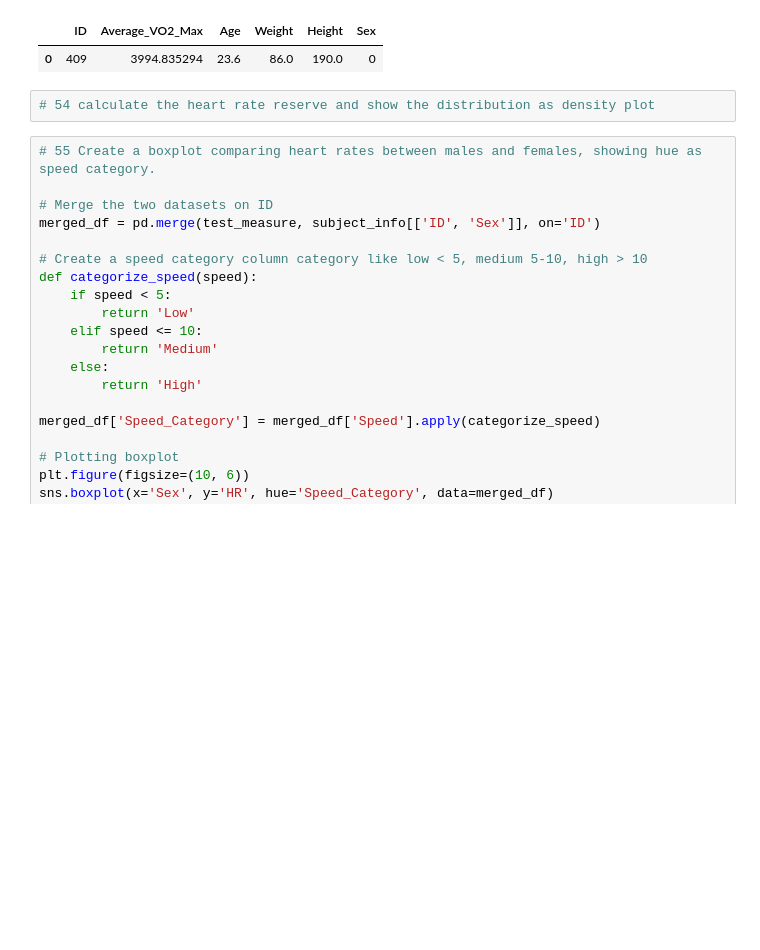
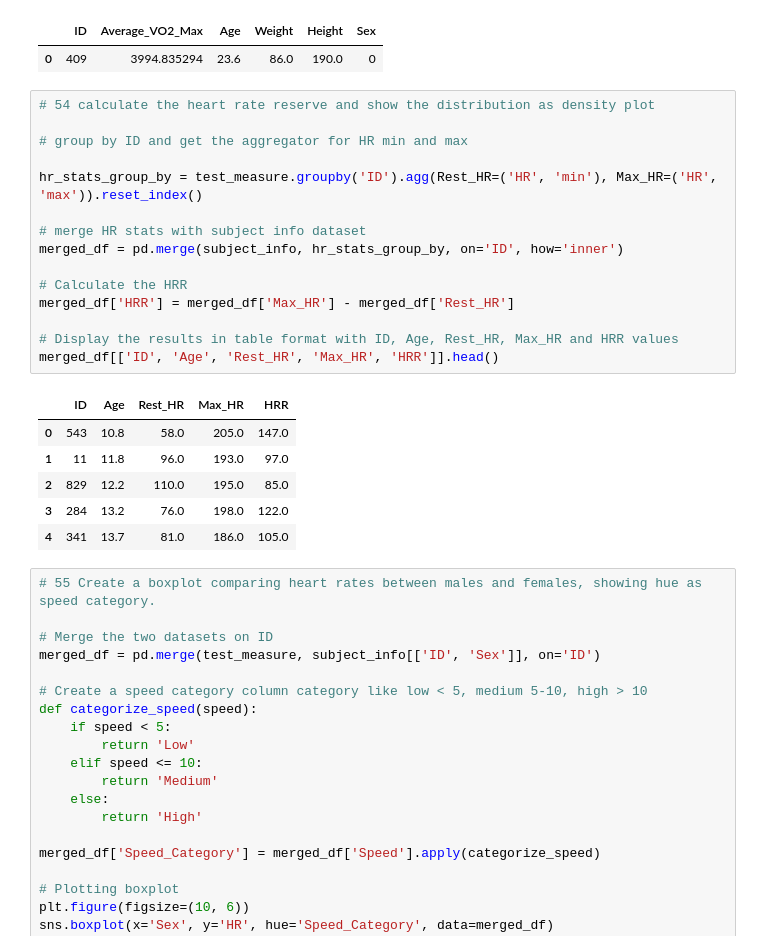
Before and after one commit to ShravaniNK/10_ThePyHackers_PythonHackathon_APRIL25, a Jupyter notebook: Sireesha_Hackathon 49-64.ipynb.ipynb, the cells around one changed output. Cells and saved outputs as stored; diff of their text form; blank space fills up the shorter version.

```diff
--- a/Sireesha_Hackathon 49-64.ipynb.ipynb
+++ b/Sireesha_Hackathon 49-64.ipynb.ipynb
@@ -154,6 +154,26 @@ result[['ID', 'Average_VO2_Max', 'Age', 'Weight', 'Height', 'Sex']]
 | 0 | 409 | 3994.835294 | 23.6 | 86.0 | 190.0 | 0 |
 # %%
 # 54 calculate the heart rate reserve and show the distribution as density plot
+
+# group by ID and get the aggregator for HR min and max
+
+hr_stats_group_by = test_measure.groupby('ID').agg(Rest_HR=('HR', 'min'), Max_HR=('HR', 'max')).reset_index()
+
+# merge HR stats with subject info dataset
+merged_df = pd.merge(subject_info, hr_stats_group_by, on='ID', how='inner')
+
+# Calculate the HRR
+merged_df['HRR'] = merged_df['Max_HR'] - merged_df['Rest_HR']
+
+# Display the results in table format with ID, Age, Rest_HR, Max_HR and HRR values
+merged_df[['ID', 'Age', 'Rest_HR', 'Max_HR', 'HRR']].head()
+# %% [output]
+|  | ID | Age | Rest_HR | Max_HR | HRR |
+| 0 | 543 | 10.8 | 58.0 | 205.0 | 147.0 |
+| 1 | 11 | 11.8 | 96.0 | 193.0 | 97.0 |
+| 2 | 829 | 12.2 | 110.0 | 195.0 | 85.0 |
+| 3 | 284 | 13.2 | 76.0 | 198.0 | 122.0 |
+| 4 | 341 | 13.7 | 81.0 | 186.0 | 105.0 |
 # %%
 # 55 Create a boxplot comparing heart rates between males and females, showing hue as speed category.
 
```
